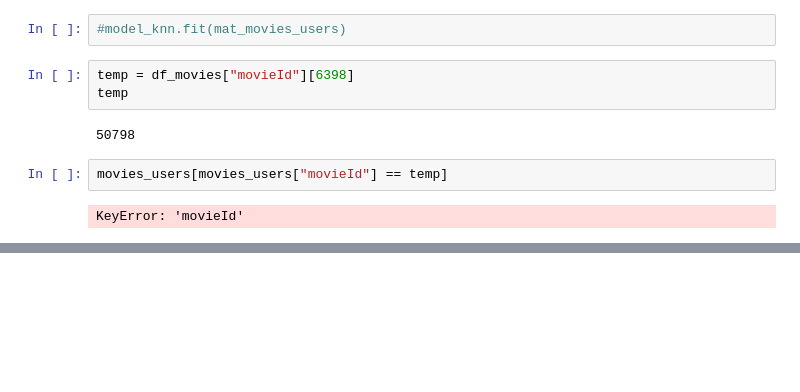
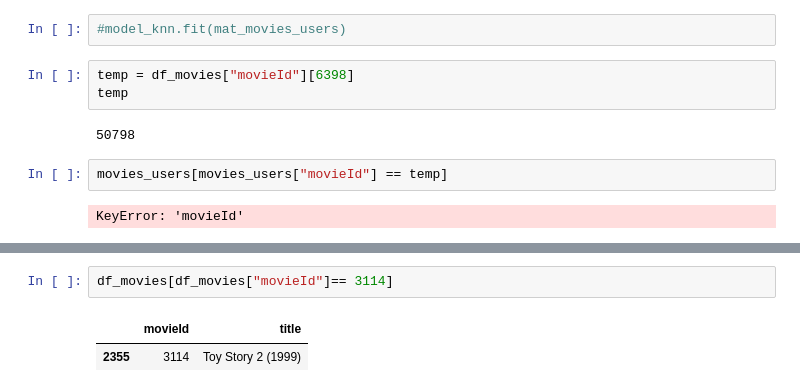
Before and after one commit to LordOfTurtles/AI-Erik-Johansson-OPA23, a Jupyter notebook: labs/recommender_test.ipynb, the cells around one changed output, grey strips where cells are left out. Cells and saved outputs as stored; diff of their text form; blank space fills up the shorter version.

```diff
--- a/labs/recommender_test.ipynb
+++ b/labs/recommender_test.ipynb
@@ -215,0 +295,5 @@ IndexError: row index (9741) out of range
+# %%
+df_movies[df_movies["movieId"]== 3114]
+# %% [output]
+|  | movieId | title |
+| 2355 | 3114 | Toy Story 2 (1999) |
```
Also changed, not shown: parts of 6 cells of this notebook, 1 other file.
